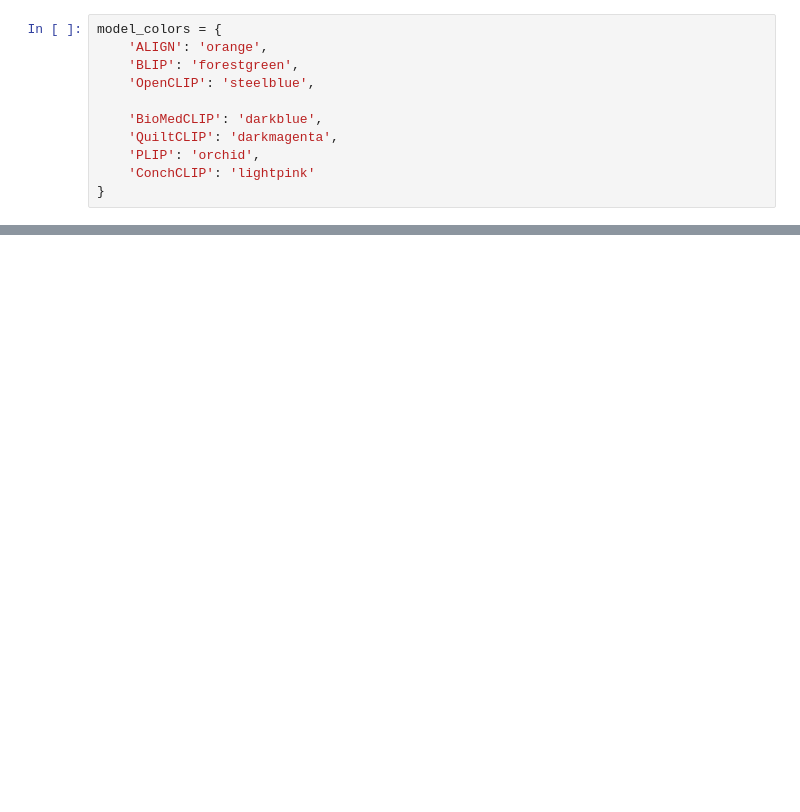
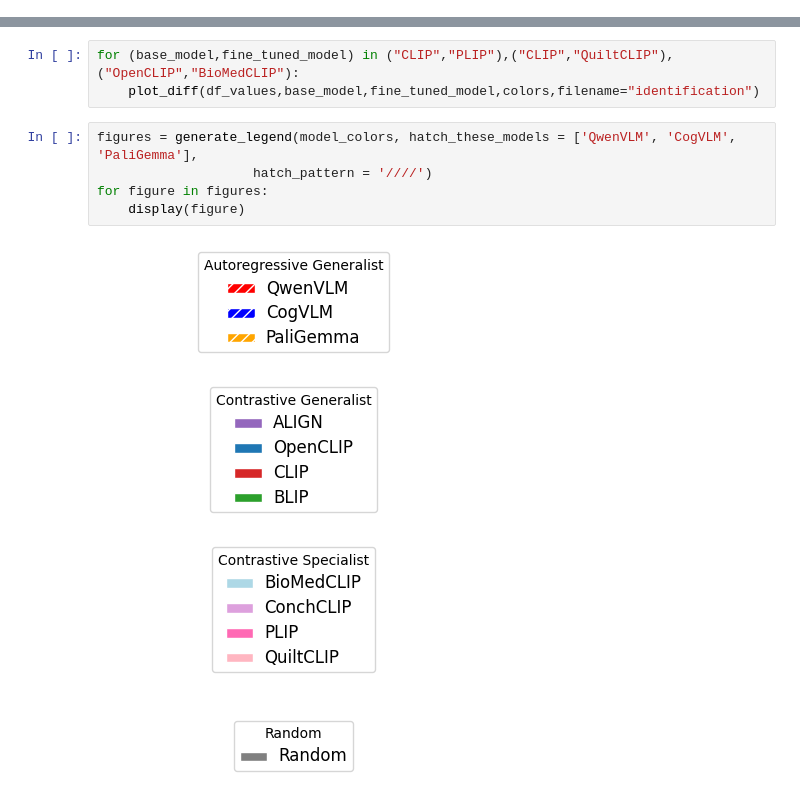
Before and after one commit to Ale9806/eVLLM, a Jupyter notebook: src/evlm/plots/Untitled.ipynb, the cells around one changed output, grey strips where cells are left out. Cells and saved outputs as stored; diff of their text form; blank space fills up the shorter version.

```diff
--- a/src/evlm/plots/Untitled.ipynb
+++ b/src/evlm/plots/Untitled.ipynb
@@ -41,11 +0,0 @@ combined_df = pd.concat([df_ii_transposed, df_c])
-# %%
-model_colors = {
-    'ALIGN': 'orange',
-    'BLIP': 'forestgreen',
-    'OpenCLIP': 'steelblue',
-
-    'BioMedCLIP': 'darkblue',
-    'QuiltCLIP': 'darkmagenta',
-    'PLIP': 'orchid',
-    'ConchCLIP': 'lightpink'
-}
@@ -323,0 +404,13 @@ df1 - df2
+# %%
+for (base_model,fine_tuned_model) in ("CLIP","PLIP"),("CLIP","QuiltCLIP"),("OpenCLIP","BioMedCLIP"):
+    plot_diff(df_values,base_model,fine_tuned_model,colors,filename="identification")
+# %%
+figures = generate_legend(model_colors, hatch_these_models = ['QwenVLM', 'CogVLM', 'PaliGemma'],
+                    hatch_pattern = '////')
+for figure in figures:
+    display(figure)
+# %% [output]
+[figure, added]
+[figure, added]
+[figure, added]
+[figure, added]
```
Also changed, not shown: parts of 40 cells of this notebook, 32 other files.
